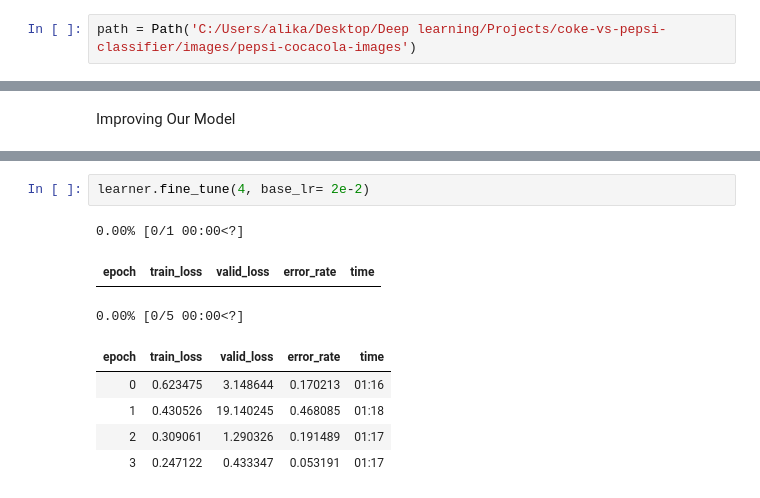
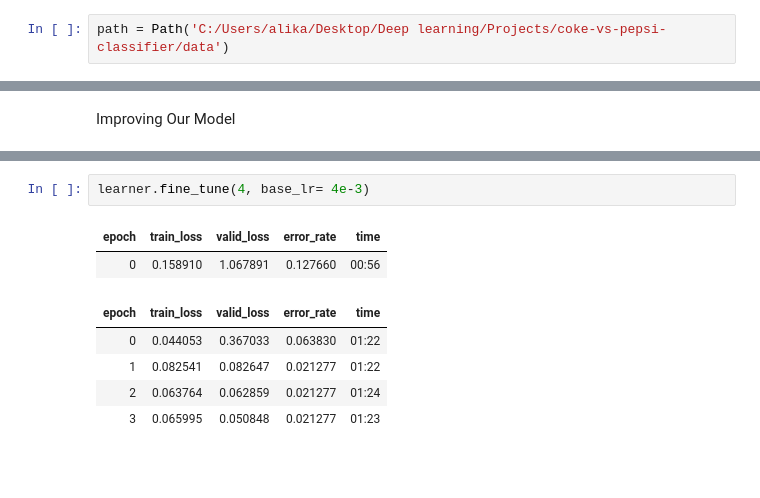
Before and after one commit to Ali-Data/coke-vs-pepsi-classifier, a Jupyter notebook: model/classifier.ipynb, the cells around one changed output, grey strips where cells are left out. Cells and saved outputs as stored; diff of their text form; blank space fills up the shorter version.

```diff
--- a/model/classifier.ipynb
+++ b/model/classifier.ipynb
@@ -2,7 +2,7 @@
 from fastai.vision.all import *
 from pathlib import Path
 # %%
-path = Path('C:/Users/alika/Desktop/Deep learning/Projects/coke-vs-pepsi-classifier/images/pepsi-cocacola-images')
+path = Path('C:/Users/alika/Desktop/Deep learning/Projects/coke-vs-pepsi-classifier/data')
 # %%
 ((path/'train_images').ls())[1]
 # %% [output]
@@ -129,11 +129,10 @@ fining best learning rate..
 # %%
-learner.fine_tune(4, base_lr= 2e-2)
+learner.fine_tune(4, base_lr= 4e-3)
 # %% [output]
-0.00% [0/1 00:00<?]
 | epoch | train_loss | valid_loss | error_rate | time |
+| 0 | 0.158910 | 1.067891 | 0.127660 | 00:56 |
-0.00% [0/5 00:00<?]
 | epoch | train_loss | valid_loss | error_rate | time |
-| 0 | 0.623475 | 3.148644 | 0.170213 | 01:16 |
-| 1 | 0.430526 | 19.140245 | 0.468085 | 01:18 |
-| 2 | 0.309061 | 1.290326 | 0.191489 | 01:17 |
-| 3 | 0.247122 | 0.433347 | 0.053191 | 01:17 |
+| 0 | 0.044053 | 0.367033 | 0.063830 | 01:22 |
+| 1 | 0.082541 | 0.082647 | 0.021277 | 01:22 |
+| 2 | 0.063764 | 0.062859 | 0.021277 | 01:24 |
+| 3 | 0.065995 | 0.050848 | 0.021277 | 01:23 |
```
Also changed, not shown: parts of 20 cells of this notebook.
